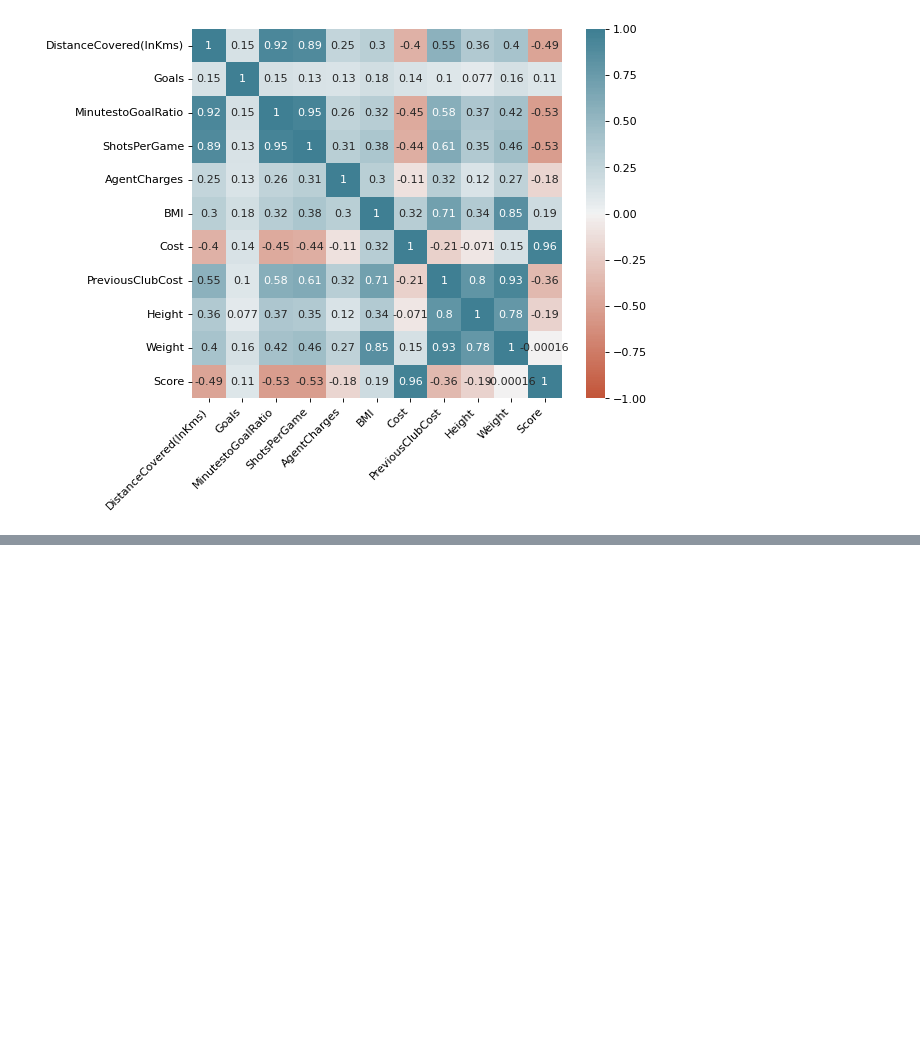
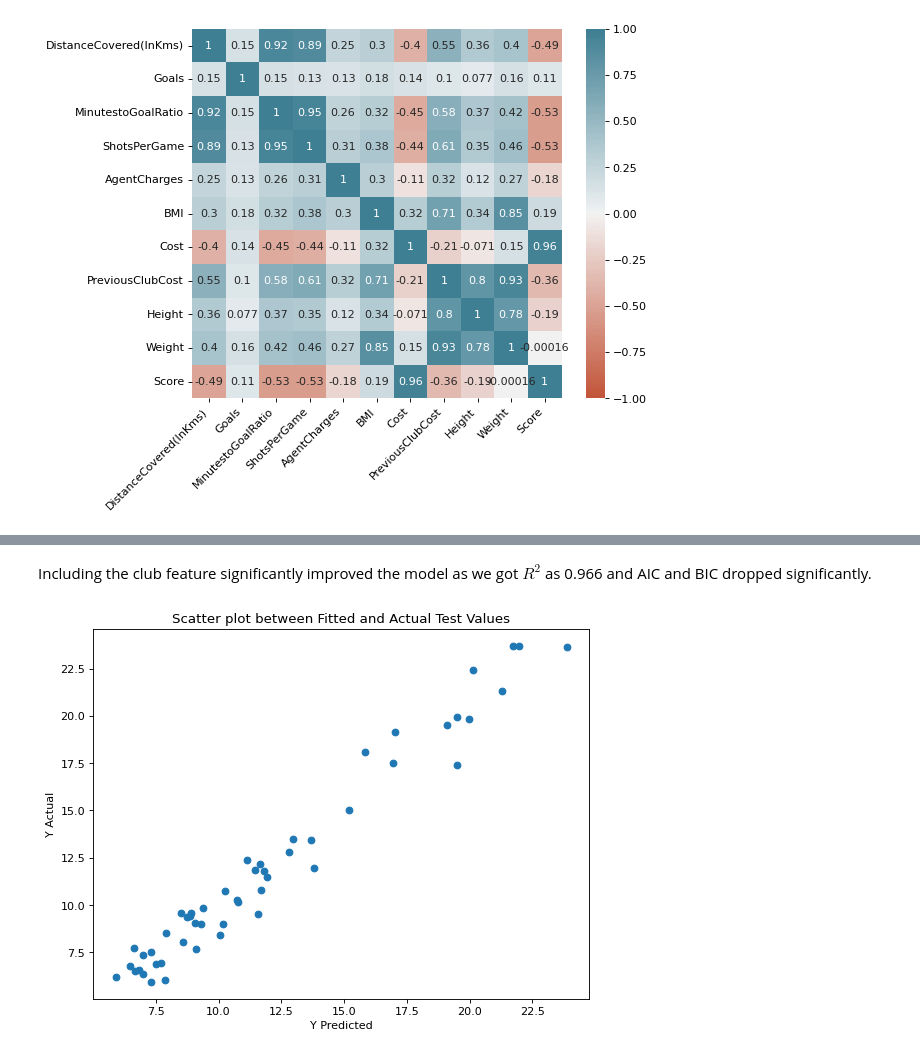
Before and after one commit to sk-aili/Examining-Soccer-Player-Goal-Statistics, a Jupyter notebook: lib/linear_regression.ipynb, the cells around one changed output, grey strips where cells are left out. Saved outputs shown, nothing was run; the diff lists cells and outputs as text; code cells hidden in the pictures; blank space fills up the shorter version.

```diff
--- a/lib/linear_regression.ipynb
+++ b/lib/linear_regression.ipynb
@@ -638,0 +691,3 @@ From the correlation heatmap, weight has -0.19 which is weakly correlated with S
+# %%
+nominal_features = pd.get_dummies(df['Club'], dtype=int)
+nominal_features.head()
@@ -638,0 +701,3 @@ From the correlation heatmap, weight has -0.19 which is weakly correlated with S
+# %%
+df_encoded = pd.concat([df, nominal_features], axis=1)
+df_encoded.head()
@@ -638,0 +711,10 @@ From the correlation heatmap, weight has -0.19 which is weakly correlated with S
+# %%
+# Run with club encoding
+X=df_encoded[['DistanceCovered(InKms)', 'BMI', 'Cost','PreviousClubCost','CHE','MUN','LIV']]
+
+X_train, X_test, y_train, y_test = train_test_split(X, y, train_size = 0.75, test_size = 0.25, random_state = 100)
+
+X_train_with_intercept = sm.add_constant(X_train)
+# %%
+lr = sm.OLS(y_train, X_train_with_intercept).fit()
+print(lr.summary())
@@ -638,0 +739,16 @@ From the correlation heatmap, weight has -0.19 which is weakly correlated with S
+# %% [markdown]
+Including the club feature significantly improved the model as we got $R^2$ as 0.966 and AIC and BIC dropped significantly.
+# %%
+#Look at model plot
+plt.figure(figsize=(8, 6), dpi=80)
+x_test_with_intercept = sm.add_constant(x_test)
+y_test_fitted = lr.predict(x_test_with_intercept)
+
+#plot the scatter plot between the fitted values and actual test values for repsonse variable
+plt.scatter(y_test_fitted, y_test)
+plt.xlabel("Y Predicted")
+plt.ylabel("Y Actual")
+plt.title("Scatter plot between Fitted and Actual Test Values")
+plt.show()
+# %% [output]
+[figure, added]
```
Also changed, not shown: parts of 18 cells of this notebook.
